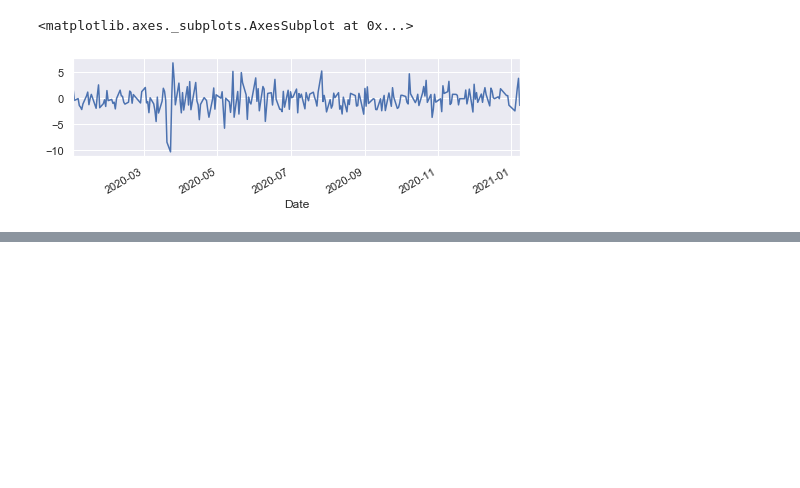
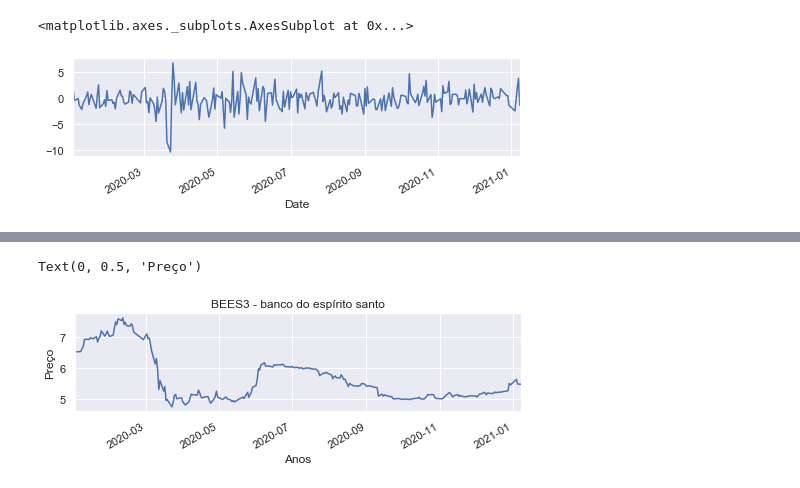
Before and after one commit to kioolz/Kioolz-World, a Jupyter notebook: IBOV.ipynb, the cells around one changed output, grey strips where cells are left out. Cells and saved outputs as stored; diff of their text form; code cells hidden in the pictures; blank space fills up the shorter version.

```diff
--- a/IBOV.ipynb
+++ b/IBOV.ipynb
@@ -374 +437,10 @@ pct_vale3.plot(figsize=(8,2))
+# %%
+
+cotabees3 = bees3["Close"].plot(figsize=(8,2))
+plt.title("BEES3 - banco do espírito santo")
+plt.xlabel("Anos")
+plt.ylabel("Preço")
+# %% [output]
+Text(0, 0.5, 'Preço')
+[figure, added]
 # %%
```
Also changed, not shown: parts of 28 cells of this notebook.
